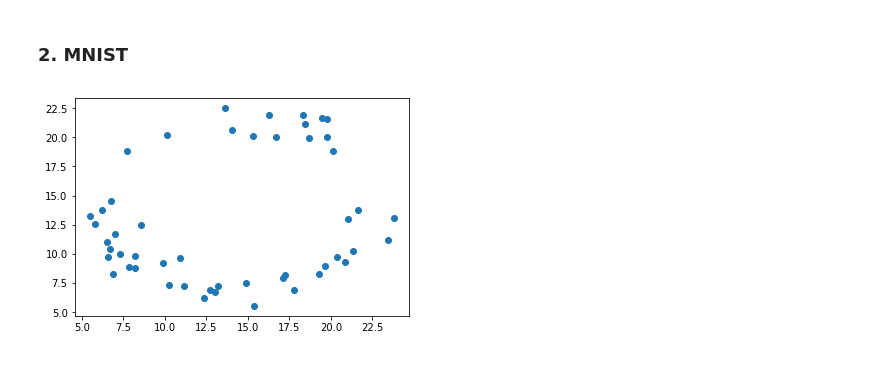
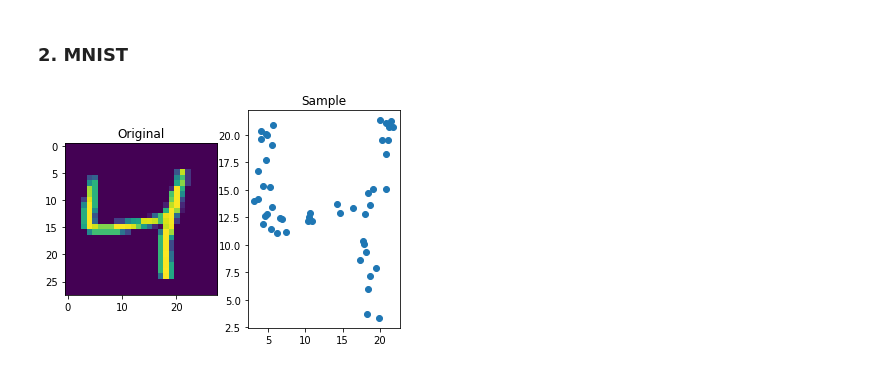
Before and after one commit to egornuzhin/bml_deep_prior, a Jupyter notebook: NeuralStatistician.ipynb, the cells around one changed output. Cells and saved outputs as stored; diff of their text form; code cells hidden in the pictures.

```diff
--- a/NeuralStatistician.ipynb
+++ b/NeuralStatistician.ipynb
@@ -520,12 +561,24 @@ train_loader = torch.utils.data.DataLoader(\
             torch.utils.data.TensorDataset(\
             *(torch.Tensor(X),torch.Tensor(y))),\
             batch_size=bs,shuffle=False)
-# %%
-%matplotlib inline
-plt.plot(*X[3].T,'o')
-plt.show()
-# %% [output]
-[figure, removed]
+# %%
+%matplotlib inline
+image = train_set.train_data.numpy()[2]
+X_grid,Y_grid = np.mgrid[0:image.shape[0],0:image.shape[1]]
+exact_coors = np.c_[Y_grid.reshape(-1),X_grid.reshape(-1)[::-1]]
+sample = sample_coors(50,image,exact_coors)
+plt.subplot(1,2,1)
+plt.imshow(image)
+plt.title('Original')
+
+plt.subplot(1,2,2)
+
+plt.plot(*sample.T,'o')
+
+plt.title('Sample')
+plt.show()
+# %% [output]
+[figure, added]
 # %%
 # Model
 
```
Also changed, not shown: parts of 12 cells of this notebook.
